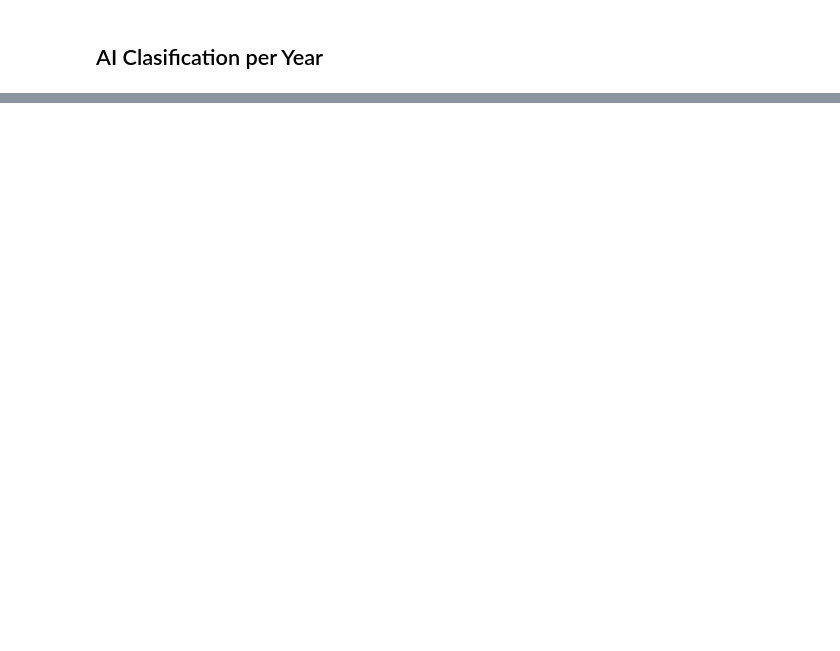
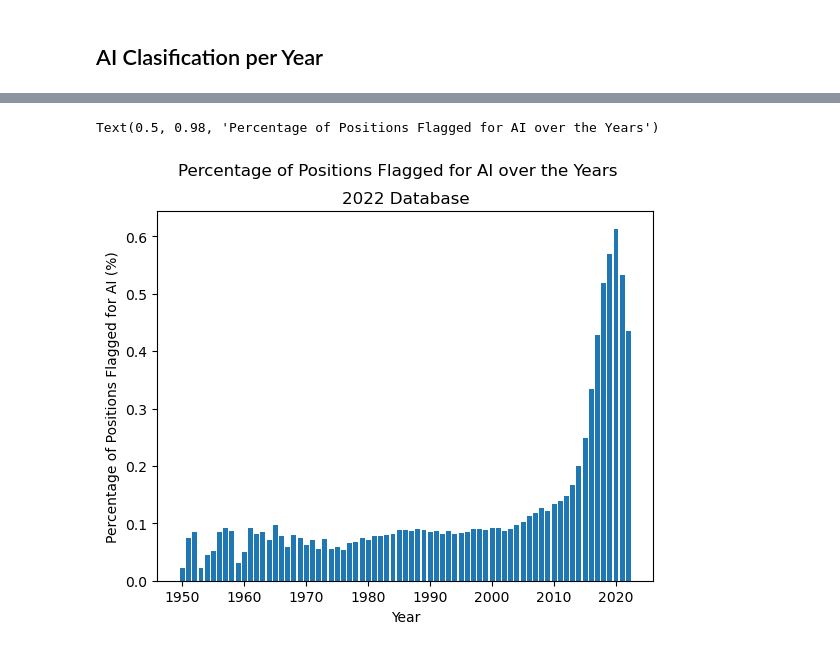
Before and after one commit to juliahansen3/Berkeley-Haas-Research, a Jupyter notebook: Python Plots/Data Visualization.ipynb, the cells around one changed output, grey strips where cells are left out. Drawn from its saved outputs; the diff is of its cells as text; code cells hidden in the pictures; blank space fills up the shorter version.

```diff
--- a/Python Plots/Data Visualization.ipynb
+++ b/Python Plots/Data Visualization.ipynb
@@ -132,3 +152,9 @@ AI_class_df
 | 74 | 2024 | 1.2018 | 98.7982 |
 | 75 | 2025 | 1.3013 | 98.6987 |
 76 rows × 3 columns
+# %%
+# load in 2022 database data
+AI_class_22 = pd.read_csv("AI_classification_per_year_22.csv")
+AI_class_22_df = pd.DataFrame(AI_class_22)
+AI_class_22_df = AI_class_22_df.astype({"years": int})
+AI_class_22_df
@@ -280,0 +364,12 @@ Text(0.5, 1.0, 'Percentage of Positions Not Flagged for AI over the Years')
+# %%
+years_22 = AI_class_22_df.years
+AI_22 = AI_class_22_df.AI_perc
+
+plt.bar(years_22, AI_22)
+plt.xlabel("Year")
+plt.ylabel("Percentage of Positions Flagged for AI (%)")
+plt.title("2022 Database");
+plt.suptitle("Percentage of Positions Flagged for AI over the Years")
+# %% [output]
+Text(0.5, 0.98, 'Percentage of Positions Flagged for AI over the Years')
+[figure, added]
```
Also changed, not shown: parts of 11 cells of this notebook.
